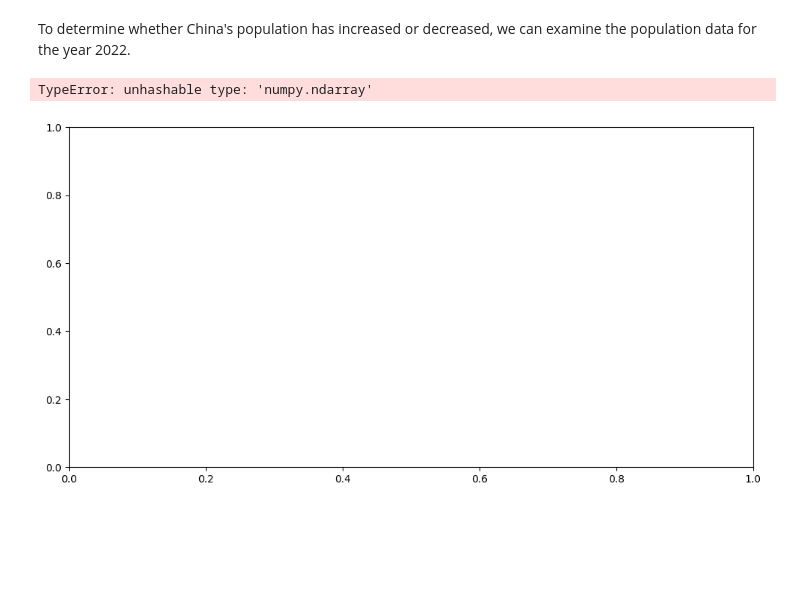
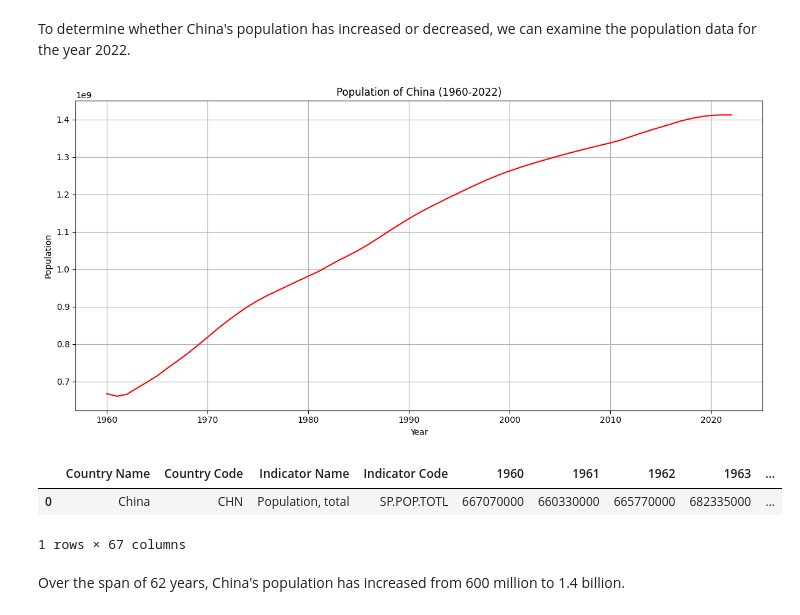
Before and after one commit to bilaalmunir/PRODIGY-DS-01, a Jupyter notebook: prodigy-ds-01.ipynb, the cells around one changed output. Cells and saved outputs as stored; diff of their text form; code cells hidden in the pictures; blank space fills up the shorter version.

```diff
--- a/prodigy-ds-01.ipynb
+++ b/prodigy-ds-01.ipynb
@@ -121,16 +121,23 @@ Text(0, 0.5, 'Millions')
 # %% [markdown]
 To determine whether China's population has increased or decreased, we can examine the population data for the year 2022.
 # %%
-china = filtered_df[filtered_df['Country Name']=='China']
+china = filtered_df[filtered_df['Country Name']=='China'].reset_index(drop=True)
 years = range(1960,2023)
+china.head()
 plt.figure(figsize=(12,6))
-plt.plot(years,china,color='red')
+plt.plot(years, china.loc[:, '1960':'2022'].T, color='red')
 plt.title('Population of China (1960-2022)')
 plt.xlabel('Year')
 plt.ylabel('Population')
 plt.grid(True)
 plt.tight_layout()
 plt.show()
+china.head()
 # %% [output]
+[figure, new version]
+|  | Country Name | Country Code | Indicator Name | Indicator Code | 1960 | 1961 | 1962 | 1963 | ... |
+| 0 | China | CHN | Population, total | SP.POP.TOTL | 667070000 | 660330000 | 665770000 | 682335000 | ... |
-TypeError: unhashable type: 'numpy.ndarray'
+1 rows × 67 columns
-[figure, old version]
+# %% [markdown]
+
+Over the span of 62 years, China's population has increased from 600 million to 1.4 billion.
```
